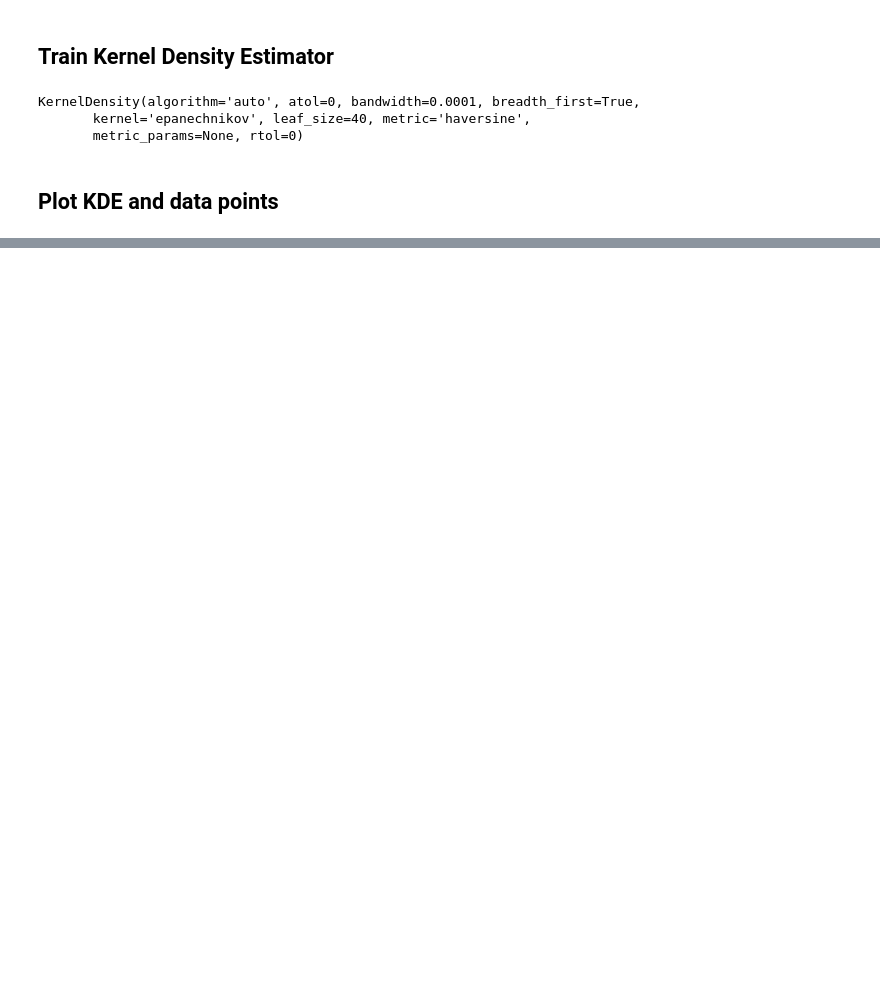
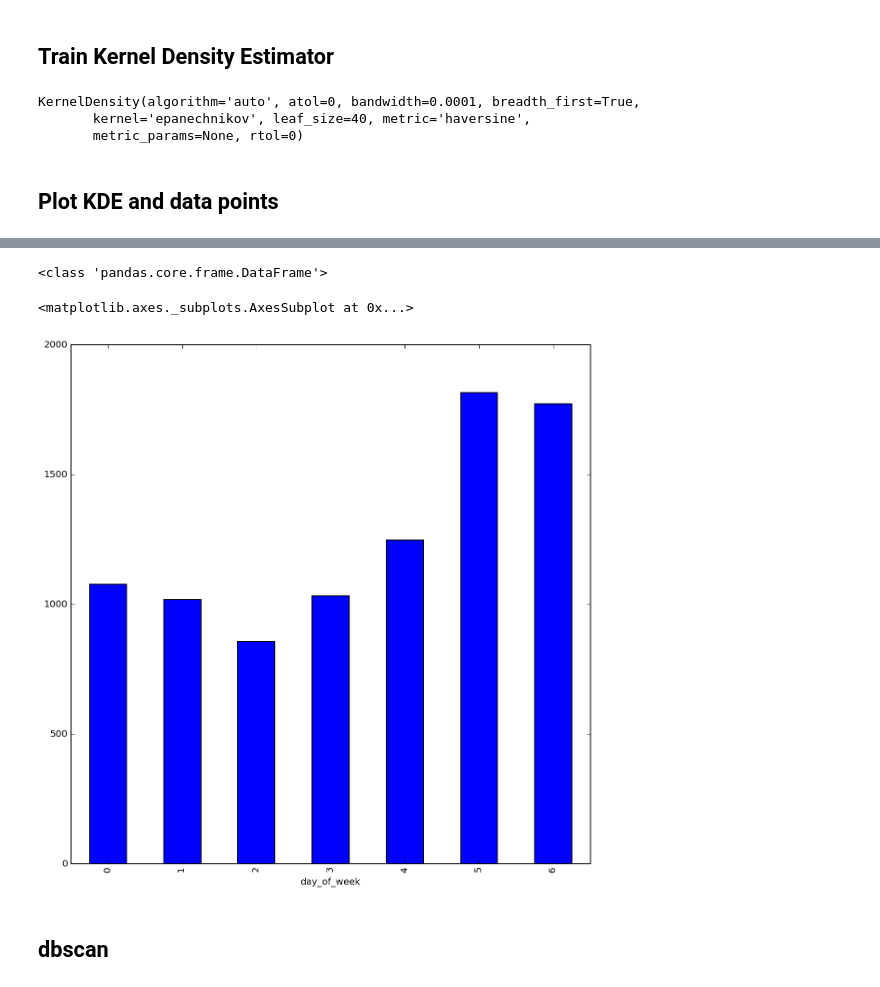
Before and after one commit to mdnip/InsightProject, a Jupyter notebook: ExploratoryAnalysis.ipynb, the cells around one changed output, grey strips where cells are left out. Saved outputs shown, nothing was run; the diff lists cells and outputs as text; code cells hidden in the pictures; blank space fills up the shorter version.

```diff
--- a/ExploratoryAnalysis.ipynb
+++ b/ExploratoryAnalysis.ipynb
@@ -147,0 +138,7 @@ make_small_map(sf_coord, df)
+# %%
+# Pictures binned by day of the week
+df.groupby(['day_of_week']).count()['searched_tag'].plot(kind = 'bar')print type(df)
+# %% [output]
+<class 'pandas.core.frame.DataFrame'>
+<matplotlib.axes._subplots.AxesSubplot at 0x...>
+[figure, added]
@@ -163,3 +163,5 @@ m.drawcoastlines()
 Zmask = Z
 
 plt.contourf(Xdeg, Ydeg, Zmask, levels=levels, cmap=plt.cm.Reds);
+# %% [markdown]
+## dbscan
```
Also changed, not shown: parts of 10 cells of this notebook, 4 other files.
